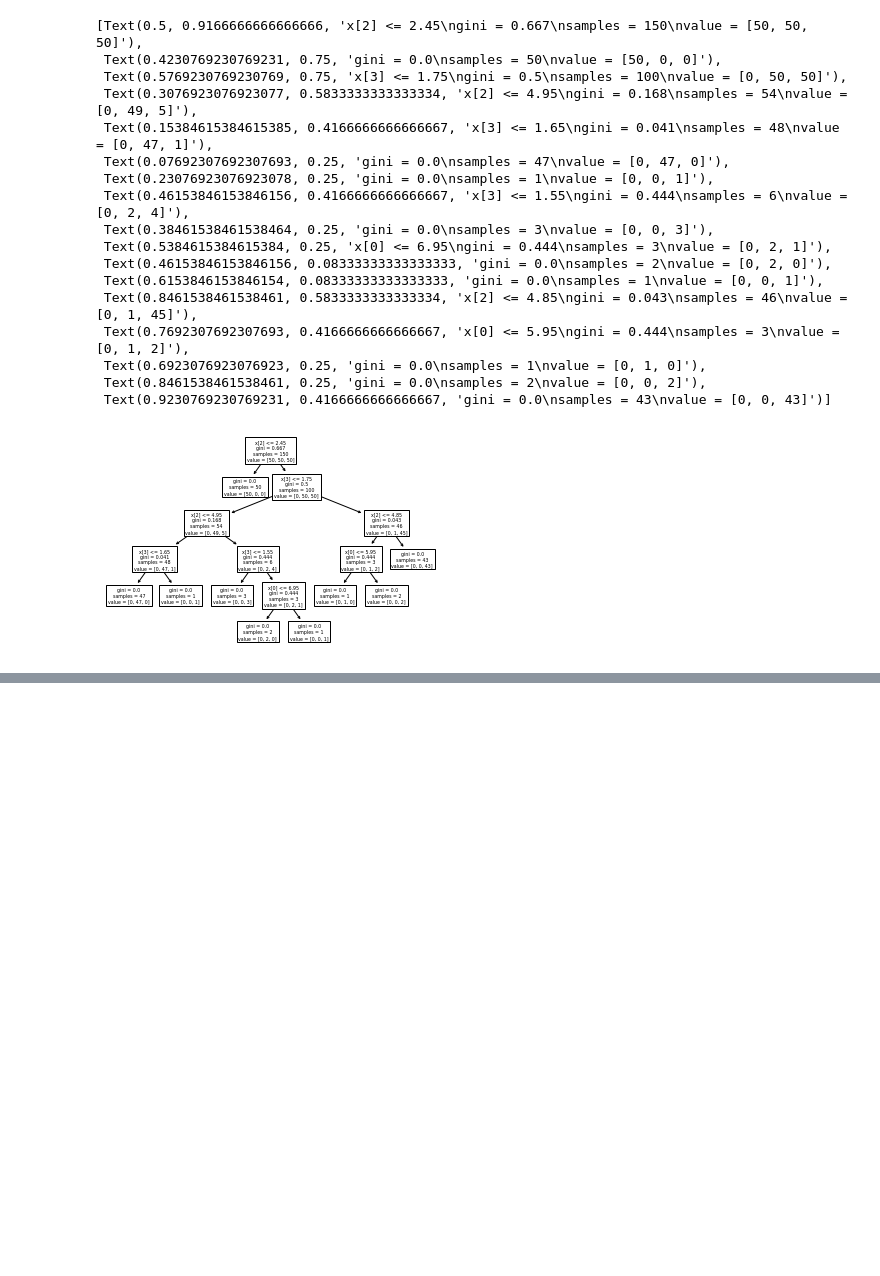
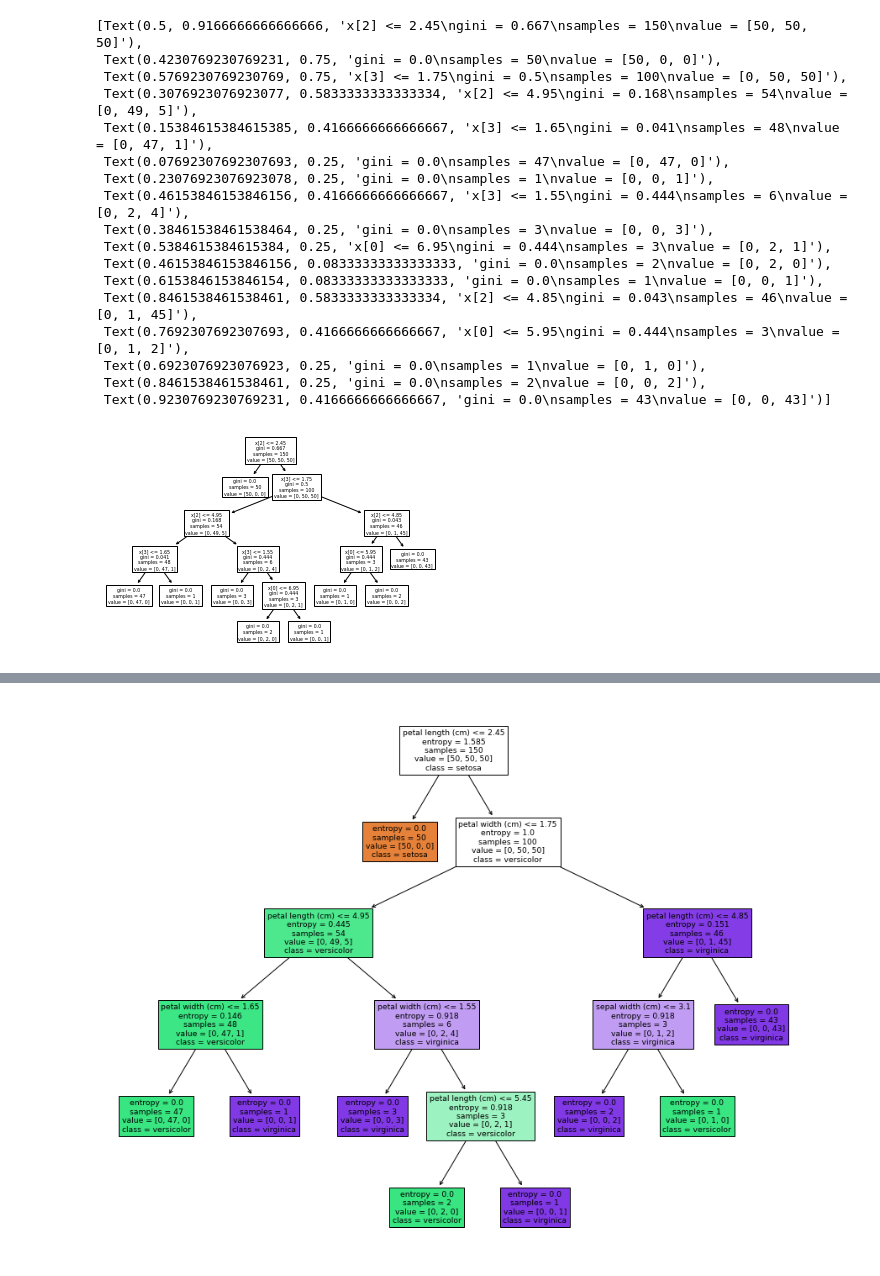
Before and after one commit to khalilvandian/DS-Practice, a Jupyter notebook: Decision Tree/Decision-Tree-Iris.ipynb, the cells around one changed output, grey strips where cells are left out. Drawn from its saved outputs; the diff is of its cells as text; code cells hidden in the pictures; blank space fills up the shorter version.

```diff
--- a/Decision Tree/Decision-Tree-Iris.ipynb
+++ b/Decision Tree/Decision-Tree-Iris.ipynb
@@ -48,8 +48,10 @@ array(['setosa', 'versicolor', 'virginica'], dtype='<U10')
 # Decision Tree
 # %%
 dtc = DecisionTreeClassifier()
+dtc02 = DecisionTreeClassifier(criterion="entropy")
 # %%
 model01 = dtc.fit(x, y)
+model02 = dtc02.fit(x,y)
 # %%
 label[model01.predict([[2.5, 3, 0.1, 4]])[0]]
 # %% [output]
@@ -101,0 +88,6 @@ plot_tree(model01, filled= True)
+# %%
+plt.figure(figsize=(15, 12))
+plot_tree(model02, filled= True, class_names=label, feature_names=features)
+plt.show()
+# %% [output]
+[figure, added]
```
Also changed, not shown: parts of 2 cells of this notebook.
